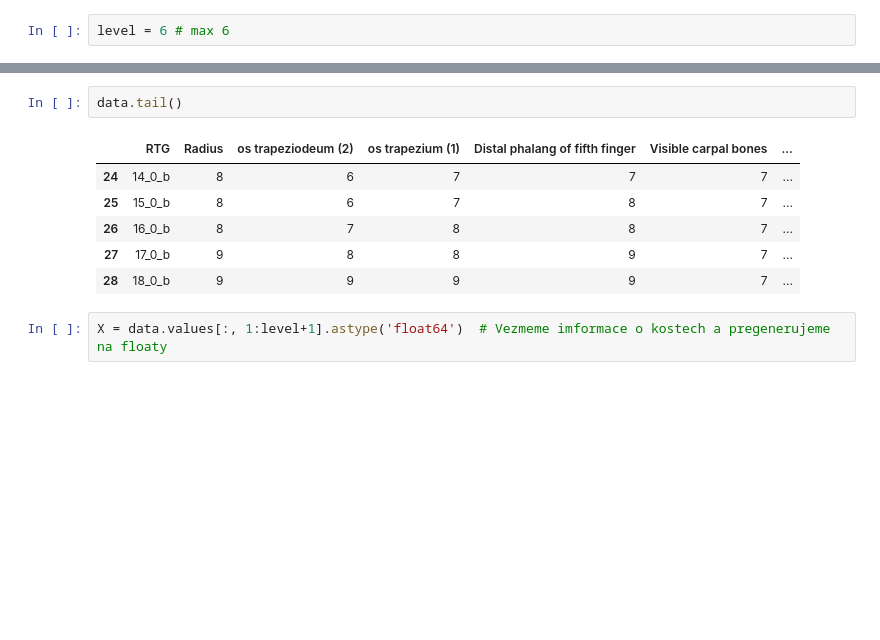
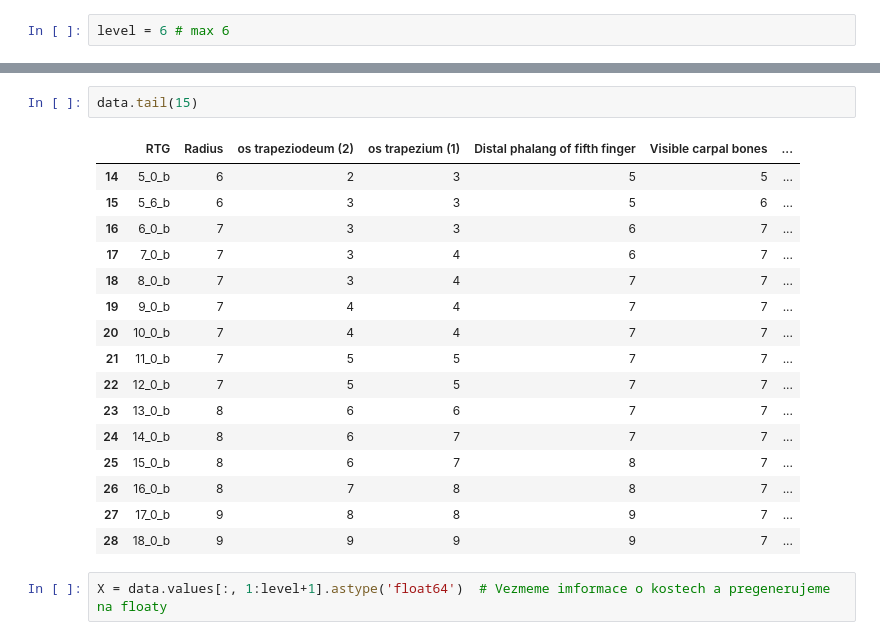
Before and after one commit to frenzymadness/BiologicalAge, a Jupyter notebook: notebooks/Decision tree - B.ipynb, the cells around one changed output, grey strips where cells are left out. Drawn from its saved outputs; the diff is of its cells as text; blank space fills up the shorter version.

```diff
--- a/notebooks/Decision tree - B.ipynb
+++ b/notebooks/Decision tree - B.ipynb
@@ -11,7 +30,17 @@ level = 6 # max 6
 # %%
-data.tail()
+data.tail(15)
 # %% [output]
 |  | RTG | Radius | os trapeziodeum (2) | os trapezium (1) | Distal phalang of fifth finger | Visible carpal bones | ... |
+| 14 | 5_0_b | 6 | 2 | 3 | 5 | 5 | ... |
+| 15 | 5_6_b | 6 | 3 | 3 | 5 | 6 | ... |
+| 16 | 6_0_b | 7 | 3 | 3 | 6 | 7 | ... |
+| 17 | 7_0_b | 7 | 3 | 4 | 6 | 7 | ... |
+| 18 | 8_0_b | 7 | 3 | 4 | 7 | 7 | ... |
+| 19 | 9_0_b | 7 | 4 | 4 | 7 | 7 | ... |
+| 20 | 10_0_b | 7 | 4 | 4 | 7 | 7 | ... |
+| 21 | 11_0_b | 7 | 5 | 5 | 7 | 7 | ... |
+| 22 | 12_0_b | 7 | 5 | 5 | 7 | 7 | ... |
+| 23 | 13_0_b | 8 | 6 | 6 | 7 | 7 | ... |
 | 24 | 14_0_b | 8 | 6 | 7 | 7 | 7 | ... |
 | 25 | 15_0_b | 8 | 6 | 7 | 8 | 7 | ... |
 | 26 | 16_0_b | 8 | 7 | 8 | 8 | 7 | ... |
```
Also changed, not shown: parts of 1 cell of this notebook, 2 other files.
